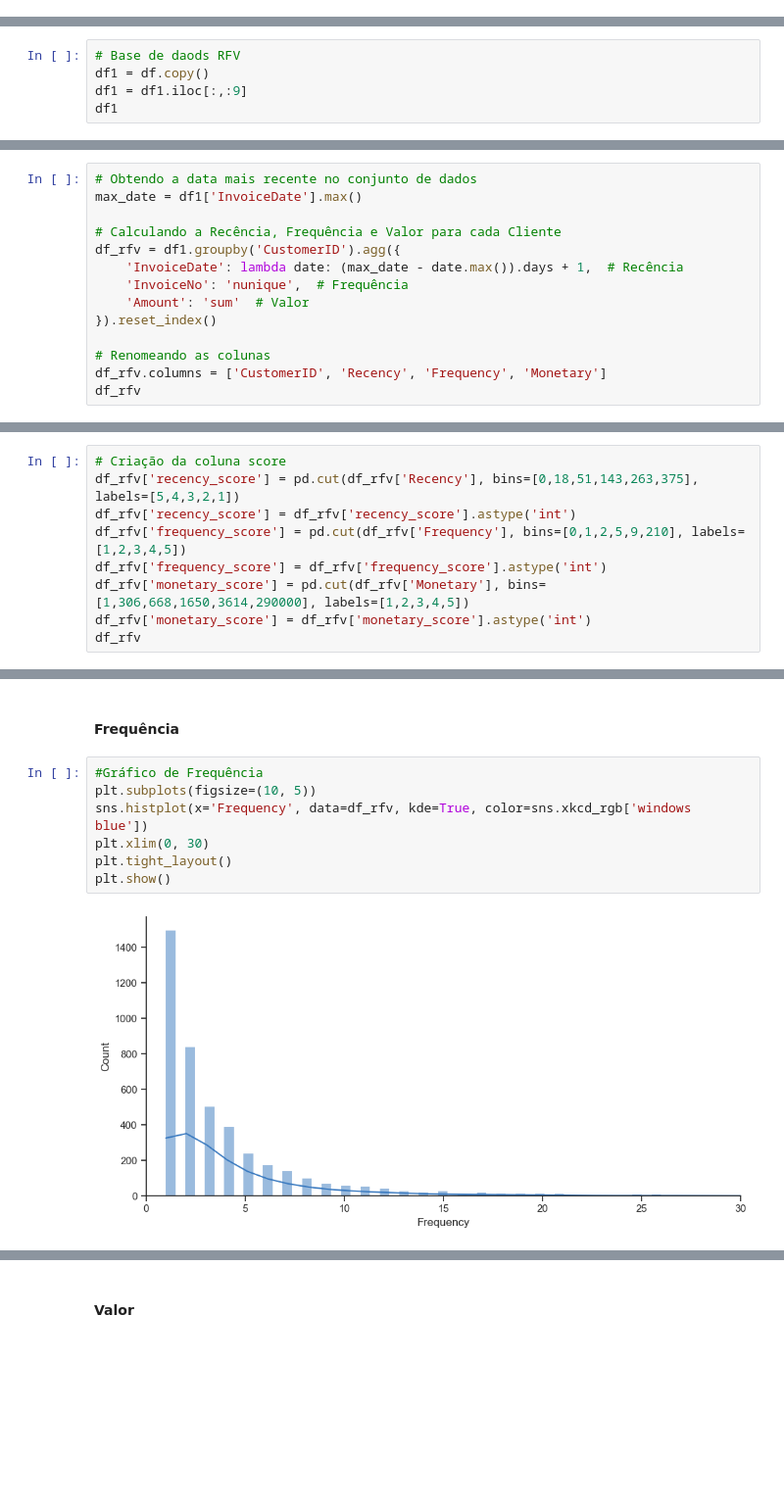
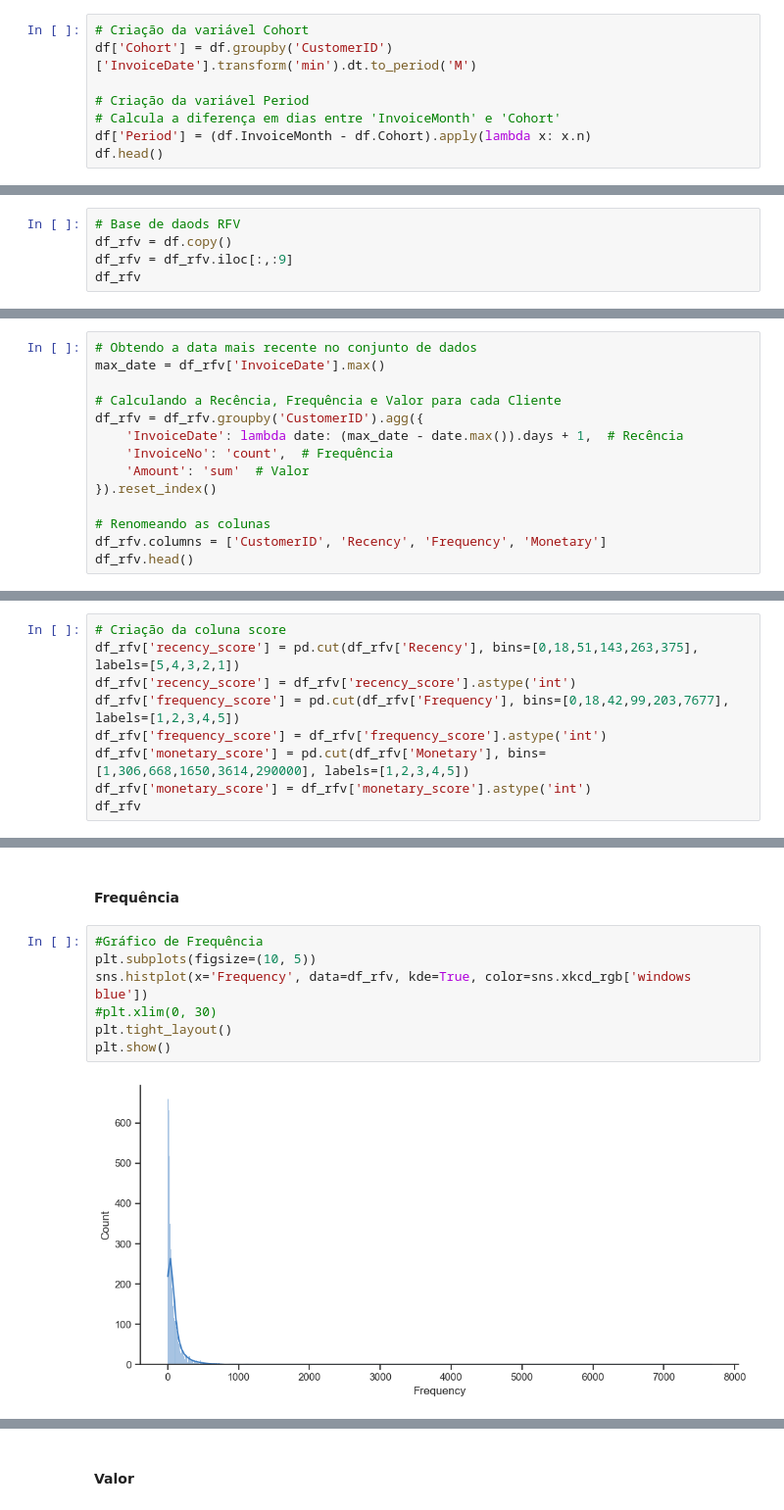
Before and after one commit to maisonhenrique/portifolio, a Jupyter notebook: Analise_Cohort_RFV/AnaliseCohort_RFV.ipynb, the cells around one changed output, grey strips where cells are left out. Shown: that part at 98% size. Saved outputs shown, nothing was run; the diff lists cells and outputs as text; blank space fills up the shorter version.

```diff
--- a/Analise_Cohort_RFV/AnaliseCohort_RFV.ipynb
+++ b/Analise_Cohort_RFV/AnaliseCohort_RFV.ipynb
@@ -380,0 +247,8 @@ df
+# %%
+# Criação da variável Cohort
+df['Cohort'] = df.groupby('CustomerID')['InvoiceDate'].transform('min').dt.to_period('M')
+
+# Criação da variável Period
+# Calcula a diferença em dias entre 'InvoiceMonth' e 'Cohort'
+df['Period'] = (df.InvoiceMonth - df.Cohort).apply(lambda x: x.n)
+df.head()
@@ -492,9 +372,9 @@ Aanálise RFV é uma técnica usada no marketing para segmentar e entender melho
     * Ordenar por ordem decrescente, ou seja, quanto maior valor financeiro, maior a pontuação.
 # %%
 # Base de daods RFV
-df1 = df.copy()
-df1 = df1.iloc[:,:9]
-df1
+df_rfv = df.copy()
+df_rfv = df_rfv.iloc[:,:9]
+df_rfv
 # %% [output]
 |  | InvoiceNo | StockCode | Description | Quantity | InvoiceDate | UnitPrice | CustomerID | Country | Amount |
 | 0 | 536365 | 85123A | WHITE HANGING HEART T-LIGHT HOLDER | 6 | 2010-12-01 08:26:00 | 2.55 | 17850.00 | United Kingdom | 15.30 |
@@ -512,16 +392,16 @@ df1
 # %%
 # Obtendo a data mais recente no conjunto de dados
-max_date = df1['InvoiceDate'].max()
+max_date = df_rfv['InvoiceDate'].max()
 
 # Calculando a Recência, Frequência e Valor para cada Cliente
-df_rfv = df1.groupby('CustomerID').agg({
+df_rfv = df_rfv.groupby('CustomerID').agg({
     'InvoiceDate': lambda date: (max_date - date.max()).days + 1,  # Recência
-    'InvoiceNo': 'nunique',  # Frequência
+    'InvoiceNo': 'count',  # Frequência
     'Amount': 'sum'  # Valor
 }).reset_index()
 
 # Renomeando as colunas
 df_rfv.columns = ['CustomerID', 'Recency', 'Frequency', 'Monetary']
-df_rfv
+df_rfv.head()
 # %% [output]
 |  | CustomerID | Recency | Frequency | Monetary |
@@ -556,7 +429,7 @@ df_rfv.describe(percentiles=[0.25,0.5,0.75,0.9,0.95,0.99])
 # Criação da coluna score
 df_rfv['recency_score'] = pd.cut(df_rfv['Recency'], bins=[0,18,51,143,263,375], labels=[5,4,3,2,1])
 df_rfv['recency_score'] = df_rfv['recency_score'].astype('int')
-df_rfv['frequency_score'] = pd.cut(df_rfv['Frequency'], bins=[0,1,2,5,9,210], labels=[1,2,3,4,5])
+df_rfv['frequency_score'] = pd.cut(df_rfv['Frequency'], bins=[0,18,42,99,203,7677], labels=[1,2,3,4,5])
 df_rfv['frequency_score'] = df_rfv['frequency_score'].astype('int')
 df_rfv['monetary_score'] = pd.cut(df_rfv['Monetary'], bins=[1,306,668,1650,3614,290000], labels=[1,2,3,4,5])
 df_rfv['monetary_score'] = df_rfv['monetary_score'].astype('int')
@@ -603,12 +476,12 @@ grouped_recencia
 # %%
 #Gráfico de Frequência
 plt.subplots(figsize=(10, 5))
 sns.histplot(x='Frequency', data=df_rfv, kde=True, color=sns.xkcd_rgb['windows blue'])
-plt.xlim(0, 30)
+#plt.xlim(0, 30)
 plt.tight_layout()
 plt.show()
 # %% [output]
-[figure, old version]
+[figure, new version]
 # %%
 # Calculando a porcentagem para cada score de frequência
 grouped_frequencia = df_rfv.groupby('frequency_score').size().reset_index(name='contagem')
```
Also changed, not shown: parts of 64 cells of this notebook, 1 other file.
